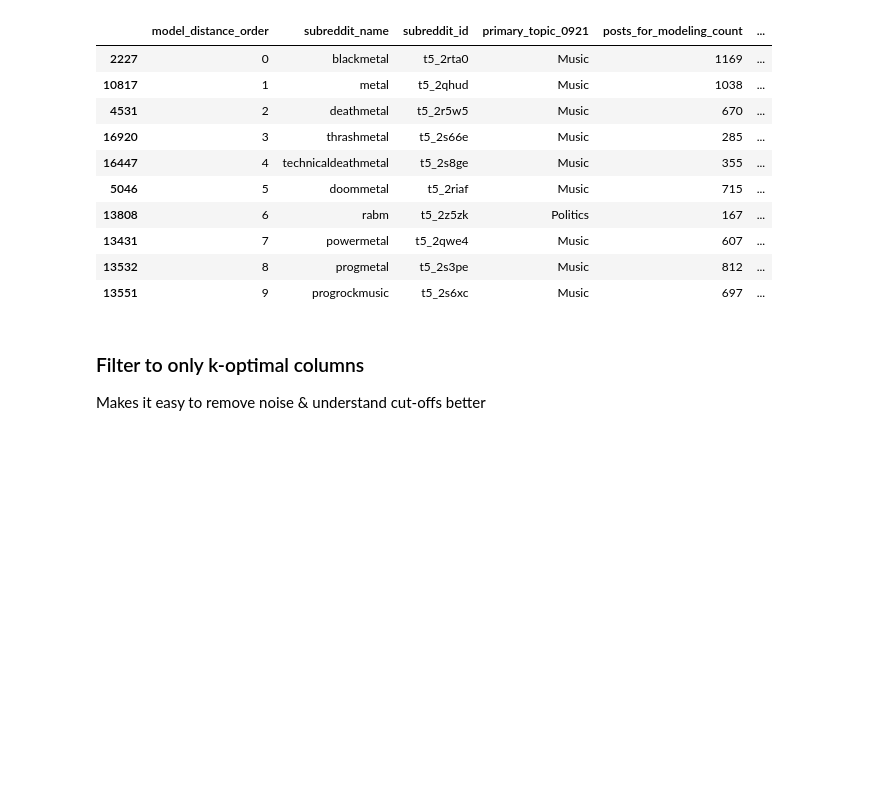
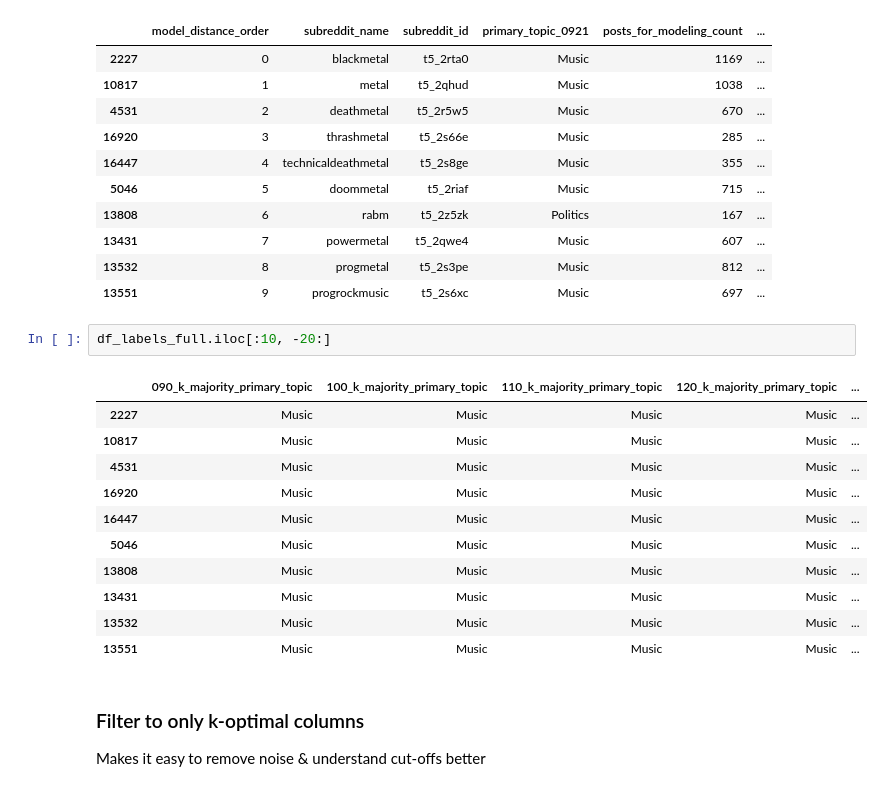
Before and after one commit to nazanin-zinouri/subclu, a Jupyter notebook: notebooks/v0.4.0/djb_topic_clusters-C-2021_10_29_v0_4_0a_create_table_for_model_labels_and_majority_topics.ipynb, the cells around one changed output. Cells and saved outputs as stored; diff of their text form; blank space fills up the shorter version.

```diff
--- a/notebooks/v0.4.0/djb_topic_clusters-C-2021_10_29_v0_4_0a_create_table_for_model_labels_and_majority_topics.ipynb
+++ b/notebooks/v0.4.0/djb_topic_clusters-C-2021_10_29_v0_4_0a_create_table_for_model_labels_and_majority_topics.ipynb
@@ -194,6 +206,20 @@ df_labels_full.iloc[:10, :20]
 | 13431 | 7 | powermetal | t5_2qwe4 | Music | 607 | ... |
 | 13532 | 8 | progmetal | t5_2s3pe | Music | 812 | ... |
 | 13551 | 9 | progrockmusic | t5_2s6xc | Music | 697 | ... |
+# %%
+df_labels_full.iloc[:10, -20:]
+# %% [output]
+|  | 090_k_majority_primary_topic | 100_k_majority_primary_topic | 110_k_majority_primary_topic | 120_k_majority_primary_topic | ... |
+| 2227 | Music | Music | Music | Music | ... |
+| 10817 | Music | Music | Music | Music | ... |
+| 4531 | Music | Music | Music | Music | ... |
+| 16920 | Music | Music | Music | Music | ... |
+| 16447 | Music | Music | Music | Music | ... |
+| 5046 | Music | Music | Music | Music | ... |
+| 13808 | Music | Music | Music | Music | ... |
+| 13431 | Music | Music | Music | Music | ... |
+| 13532 | Music | Music | Music | Music | ... |
+| 13551 | Music | Music | Music | Music | ... |
 # %% [markdown]
 ### Filter to only k-optimal columns
 
```
Also changed, not shown: parts of 8 cells of this notebook.
